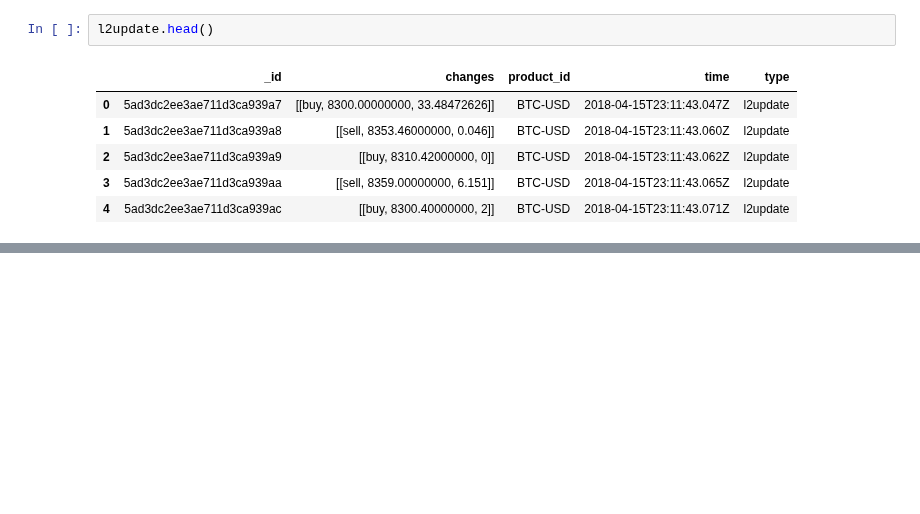
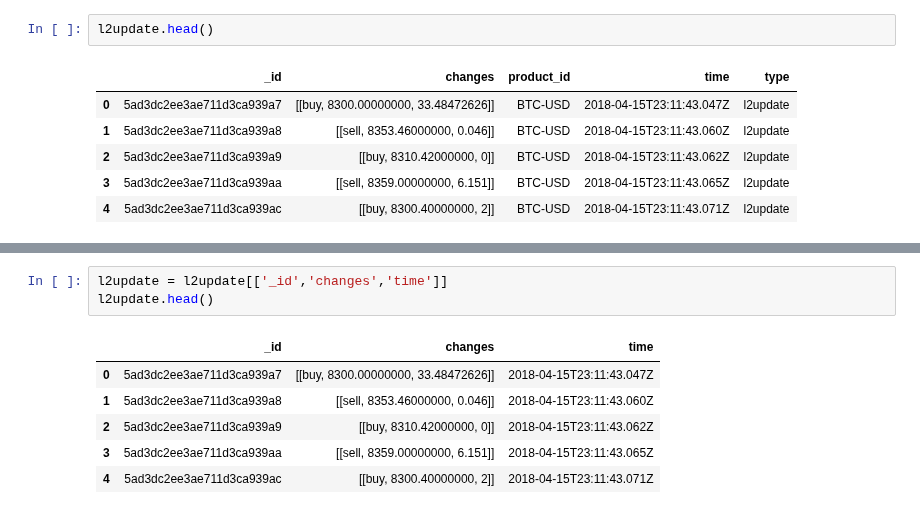
Before and after one commit to timothyyu/gdax-orderbook-ml, a Jupyter notebook: test_dataset_load.ipynb, the cells around one changed output, grey strips where cells are left out. Cells and saved outputs as stored; diff of their text form; blank space fills up the shorter version.

```diff
--- a/test_dataset_load.ipynb
+++ b/test_dataset_load.ipynb
@@ -96,0 +143,10 @@ last_match.head()
+# %%
+l2update = l2update[['_id','changes','time']]
+l2update.head()
+# %% [output]
+|  | _id | changes | time |
+| 0 | 5ad3dc2ee3ae711d3ca939a7 | [[buy, 8300.00000000, 33.48472626]] | 2018-04-15T23:11:43.047Z |
+| 1 | 5ad3dc2ee3ae711d3ca939a8 | [[sell, 8353.46000000, 0.046]] | 2018-04-15T23:11:43.060Z |
+| 2 | 5ad3dc2ee3ae711d3ca939a9 | [[buy, 8310.42000000, 0]] | 2018-04-15T23:11:43.062Z |
+| 3 | 5ad3dc2ee3ae711d3ca939aa | [[sell, 8359.00000000, 6.151]] | 2018-04-15T23:11:43.065Z |
+| 4 | 5ad3dc2ee3ae711d3ca939ac | [[buy, 8300.40000000, 2]] | 2018-04-15T23:11:43.071Z |
```
Also changed, not shown: parts of 10 cells of this notebook, 8 other files.
